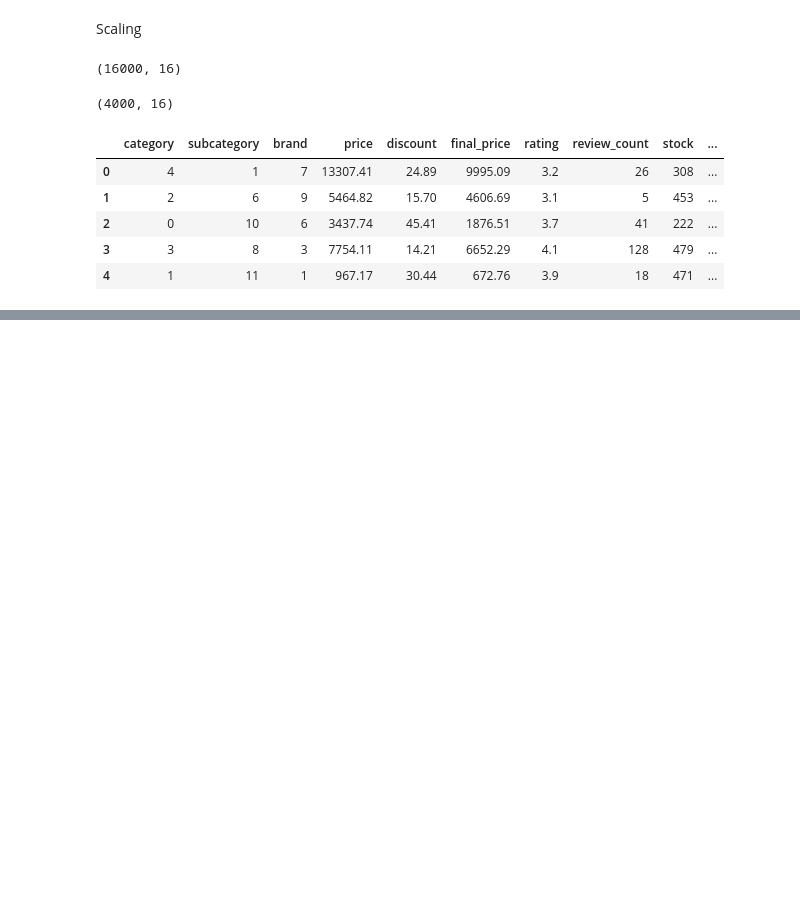
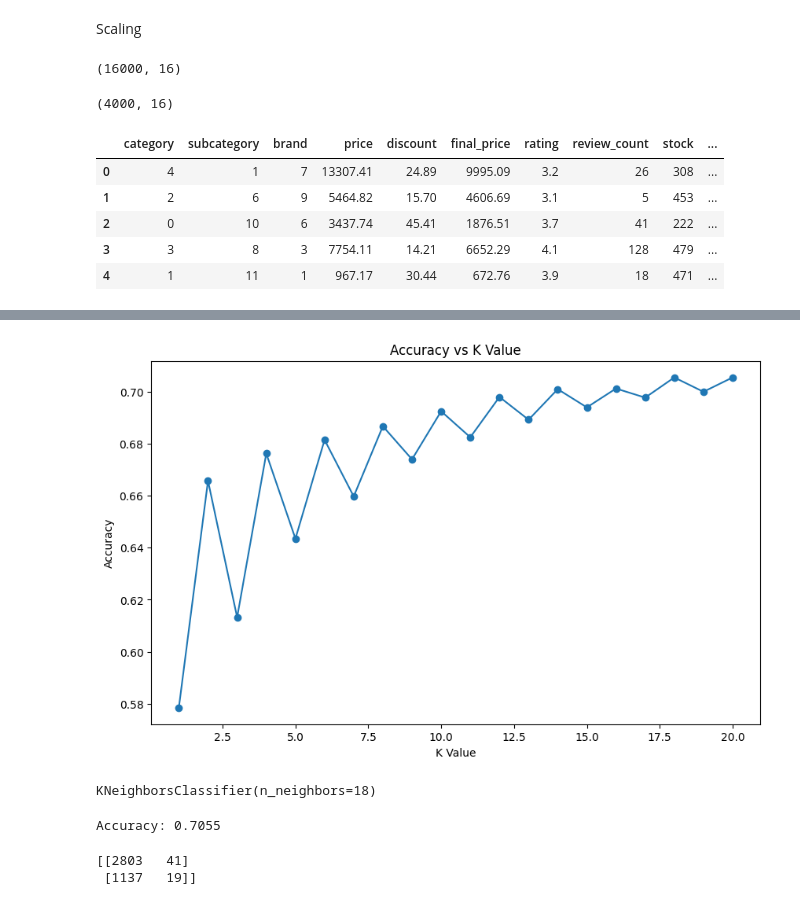
Before and after one commit to Selaseyjr/Amazon-Delivery-Delay-Prediction-System-ML, a Jupyter notebook: notebooks/04_preprocessing.ipynb, the cells around one changed output, grey strips where cells are left out. Saved outputs shown, nothing was run; the diff lists cells and outputs as text; code cells hidden in the pictures; blank space fills up the shorter version.

Commit message:
Train & Tested Models, Readme Updated

```diff
--- a/notebooks/04_preprocessing.ipynb
+++ b/notebooks/04_preprocessing.ipynb
@@ -106,0 +114,2 @@ df.head()
+# %%
+knn.fit(X_train, y_train)
@@ -106,0 +120,2 @@ df.head()
+# %%
+y_pred = knn.predict(X_test)
@@ -106,0 +124,4 @@ df.head()
+# %%
+accuracy = accuracy_score(y_test, y_pred)
+
+print("Accuracy:", accuracy)
@@ -106,0 +154,16 @@ df.head()
+# %%
+accuracy_scores = []
+
+for k in range(1, 21):
+
+    knn = KNeighborsClassifier(n_neighbors=k)
+
+    knn.fit(X_train, y_train)
+
+    y_pred = knn.predict(X_test)
+
+    accuracy = accuracy_score(y_test, y_pred)
+
+    accuracy_scores.append(accuracy)
+
+    print(f"K={k}, Accuracy={accuracy}")
@@ -106,0 +191,16 @@ df.head()
+# %%
+import matplotlib.pyplot as plt
+
+plt.figure(figsize=(10,6))
+
+plt.plot(range(1, 21), accuracy_scores, marker='o')
+
+plt.xlabel("K Value")
+
+plt.ylabel("Accuracy")
+
+plt.title("Accuracy vs K Value")
+
+plt.show()
+# %% [output]
+[figure, added]
@@ -106,0 +209,4 @@ df.head()
+# %%
+knn.fit(X_train, y_train)
+# %% [output]
+KNeighborsClassifier(n_neighbors=18)
@@ -106,0 +215,13 @@ df.head()
+# %%
+accuracy = accuracy_score(y_test, y_pred)
+
+print("Accuracy:", accuracy)
+# %% [output]
+Accuracy: 0.7055
+# %%
+conf_matrix = confusion_matrix(y_test, y_pred)
+
+print(conf_matrix)
+# %% [output]
+[[2803   41]
+ [1137   19]]
```
Also changed, not shown: parts of 25 cells of this notebook, 4 other files.
